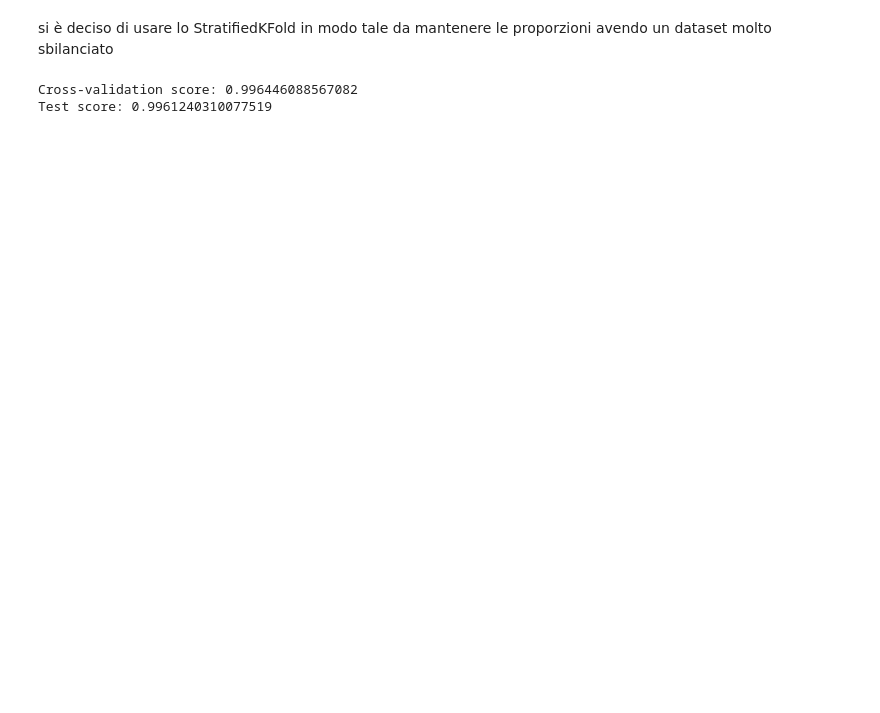
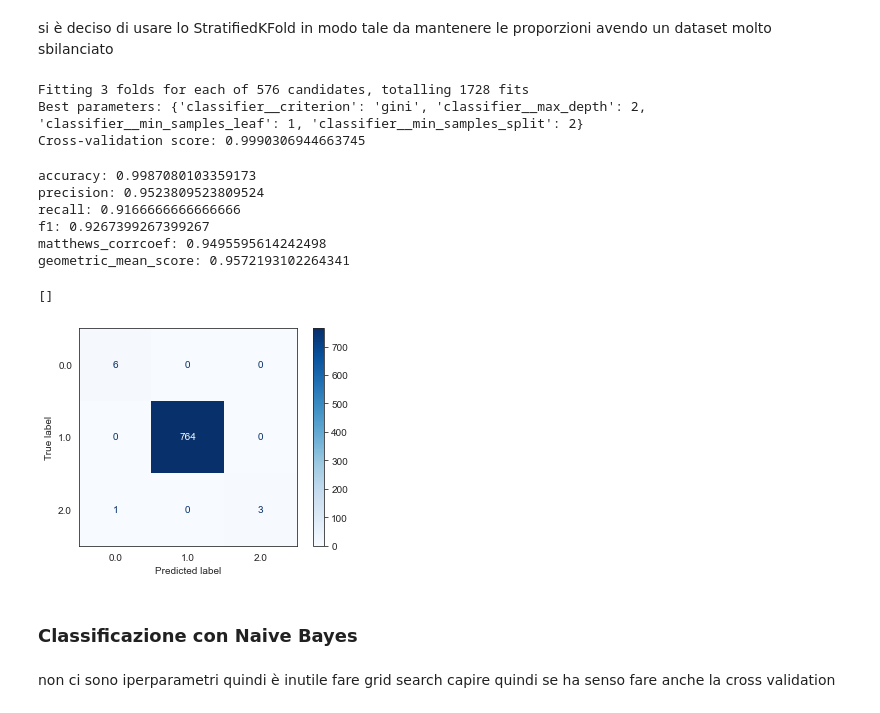
Before and after one commit to DanieleCecca/ICON-Project, a Jupyter notebook: Classification/classificazione.ipynb, the cells around one changed output. Saved outputs shown, nothing was run; the diff lists cells and outputs as text; code cells hidden in the pictures; blank space fills up the shorter version.

Commit message:
aggiornato file classificazione + streamlit

```diff
--- a/Classification/classificazione.ipynb
+++ b/Classification/classificazione.ipynb
@@ -385,9 +429,7 @@ print(cm)
 # %%
 pipeline = imbpipeline(steps = [['smote', SMOTE(random_state=11)],
                                 ['scaler', MinMaxScaler()],
-                                ['classifier', DecisionTreeClassifier(max_depth = 10,
-                                                                      random_state=11
-                                                                      )]])
+                                ['classifier', DecisionTreeClassifier(random_state=11)]])
 # %% [markdown]
 si è deciso di usare lo StratifiedKFold in modo tale da mantenere le proporzioni avendo un dataset molto sbilanciato
 # %%
@@ -395,9 +437,17 @@ stratified_kfold = StratifiedKFold(n_splits=3,
                                        shuffle=True,
                                        random_state=11)
 # %%
+
 # in param_grid sono definiti gli iperparametri
 # TODO definire iper parametri per ogni metodo di classificazione
-param_grid = {}
+param_grid = {
+    'criterion':['gini', 'entropy'],
+    'max_depth':range(1,10),
+    'min_samples_split':range(2,10),
+    'min_samples_leaf':range(1,5)
+}
+new_params = {'classifier__' + key: param_grid[key] for key in param_grid}
+
 
 # permette di provare tutte le combinazioni degli iper parametri in modo tale da ottenre
 # i valori ottimali per il modello
@@ -409,17 +459,53 @@ param_grid = {}
 
 # TODO verificare per quale motivo non funzionano le altre metriche
 grid_search = GridSearchCV(estimator=pipeline,
-                           param_grid=param_grid,
+                           param_grid=new_params,
                            scoring='accuracy',
                            cv=stratified_kfold,
+                           verbose = 5,
                            n_jobs=-1) # utilizzerà tutti i processori disponibili
-# %%
-grid_search.fit(X_train, y_train)
-cv_score = grid_search.best_score_
-y_test_predict = grid_search.predict(X_test)
-
-test_score = grid_search.score(X_test, y_test)
-print(f'Cross-validation score: {cv_score}\nTest score: {test_score}')
-# %% [output]
-Cross-validation score: 0.996446088567082
-Test score: 0.9961240310077519
+# %%
+# troviamo il modello migliore
+grid_search.fit(X_train, y_train)
+cv_score = grid_search.best_score_
+best_params = grid_search.best_params_
+
+print(f'Best parameters: {best_params}')
+print(f'Cross-validation score: {cv_score}')
+# effetuamo la predizione sul set di test
+y_test_predict = grid_search.predict(X_test)
+# %% [output]
+Fitting 3 folds for each of 576 candidates, totalling 1728 fits
+Best parameters: {'classifier__criterion': 'gini', 'classifier__max_depth': 2, 'classifier__min_samples_leaf': 1, 'classifier__min_samples_split': 2}
+Cross-validation score: 0.9990306944663745
+# %%
+# calcoliamo le metriche di valutazione
+accuracy = accuracy_score(y_test, y_test_predict)
+precision = precision_score(y_test, y_test_predict, average='macro')
+recall = recall_score(y_test, y_test_predict, average='macro')
+f1 = f1_score(y_test, y_test_predict, average='macro')
+mcc = matthews_corrcoef(y_test, y_test_predict)
+# auc = roc_auc_score(y_test, y_test_predict, multi_class = 'ovr',average='macro')
+gm = geometric_mean_score(y_test, y_test_predict, average='macro')
+ConfusionMatrixDisplay.from_predictions(y_test,
+                                        y_test_predict,
+                                        cmap=plt.cm.inferno)
+
+print(f'accuracy: {accuracy}')
+print(f'precision: {precision}')
+print(f'recall: {recall}')
+print(f'f1: {f1}')
+#print(f'f1: {auc}')
+print(f'matthews_corrcoef: {mcc}')
+print(f'geometric_mean_score: {gm}')
+
+plt.plot()
+# %% [output]
+accuracy: 0.9987080103359173
+precision: 0.9523809523809524
+recall: 0.9166666666666666
+f1: 0.9267399267399267
+matthews_corrcoef: 0.9495595614242498
+geometric_mean_score: 0.9572193102264341
+[]
+[figure, added]
@@ -425,0 +524,5 @@ Test score: 0.9961240310077519
+# %% [markdown]
+### Classificazione con  Naive Bayes
+# %% [markdown]
+non ci sono iperparametri quindi è inutile fare grid search
+capire quindi se ha senso fare anche la cross validation
```
Also changed, not shown: parts of 73 cells of this notebook, 4 other files.
